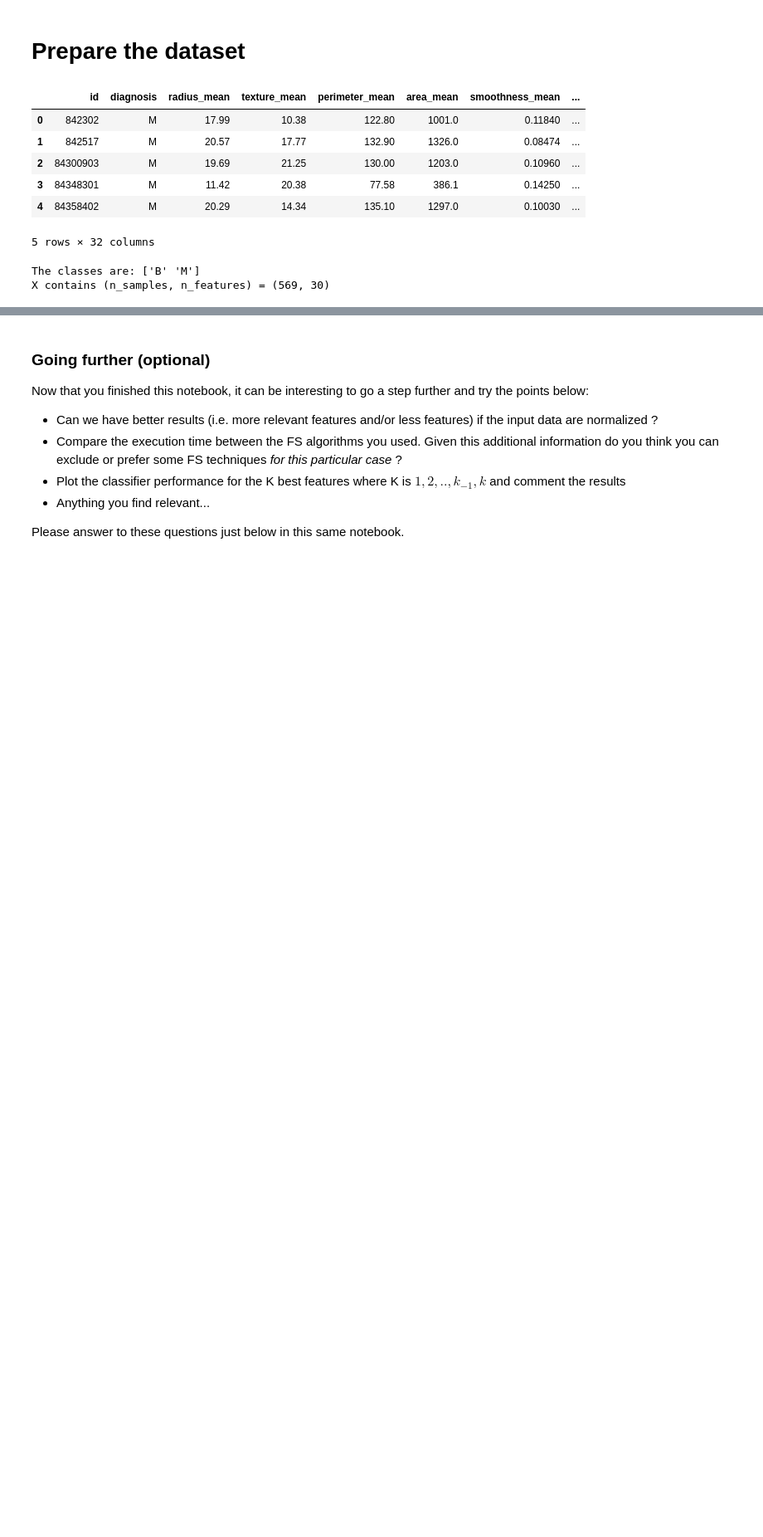
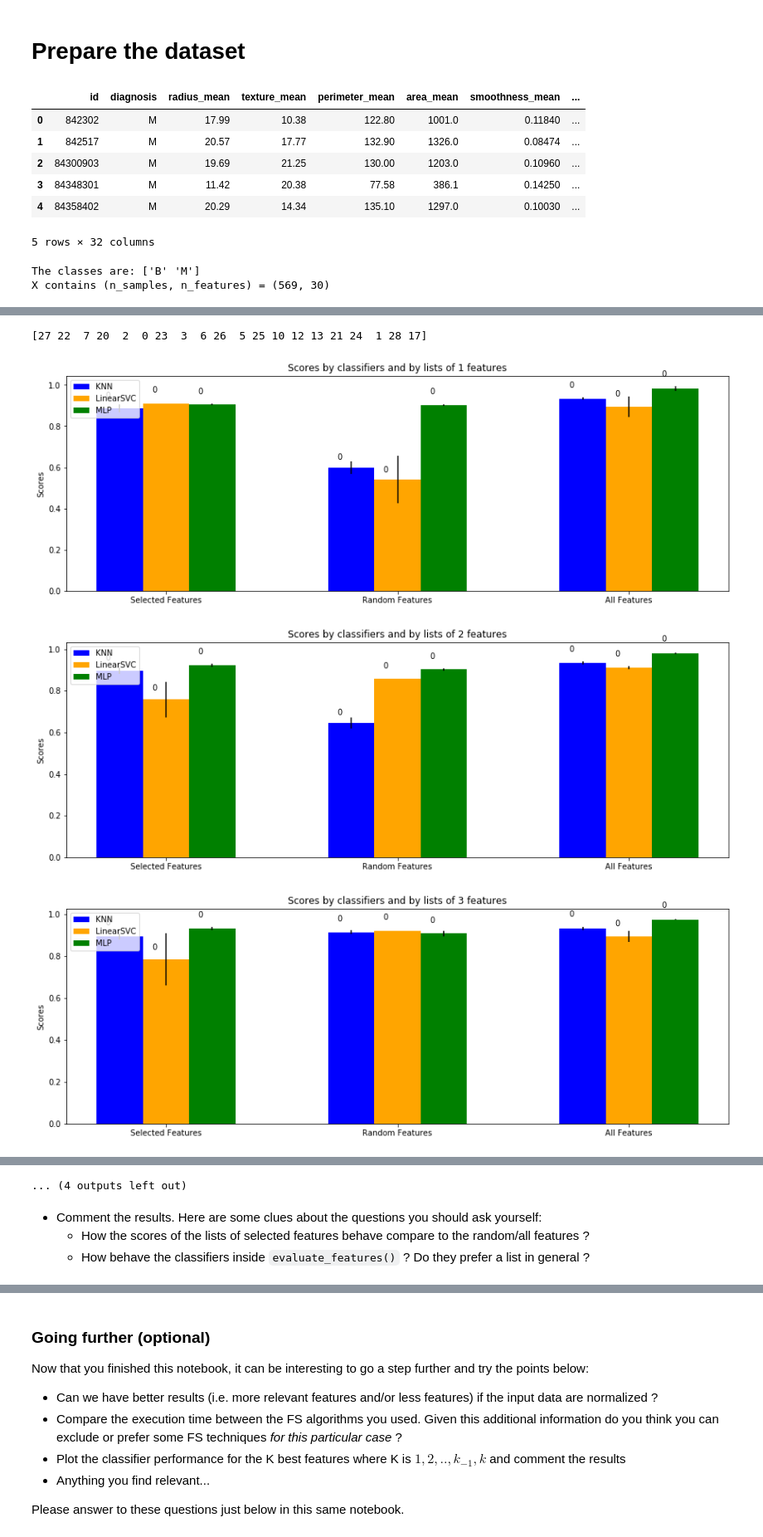
Before and after one commit to Penguinazor/mse.mldb.lab2, a Jupyter notebook: part_2/02-WDBC.ipynb, the cells around one changed output, grey strips where cells are left out. Shown at 83% size. Drawn from its saved outputs; the diff is of its cells as text; code cells hidden in the pictures; blank space fills up the shorter version.

```diff
--- a/part_2/02-WDBC.ipynb
+++ b/part_2/02-WDBC.ipynb
@@ -83,0 +167,8 @@ Remember that to extract relevant features you can use filter, wrapper or embedd
+# %%
+X_names = df.drop(['id', 'diagnosis'], axis=1)
+def get_top_index(num_fea=3):
+    return idx_fisher[0:num_fea]
+
+best_index = get_top_index(4)
+for i in best_index:
+    print(X_names.columns[i], i)
@@ -118,0 +423,11 @@ You may be careful to the following points:
+# %%
+runs = 20
+print(get_top_index(runs))
+for i in range(runs):
+    top = get_top_index(i+1)
+    evaluate_features(top)
+# %% [output]
+[27 22  7 20  2  0 23  3  6 26  5 25 10 12 13 21 24  1 28 17]
+[figure, added]
+[figure, added]
+[figure, added]
@@ -118,0 +442,5 @@ You may be careful to the following points:
+... (4 outputs left out)
+# %% [markdown]
+* Comment the results. Here are some clues about the questions you should ask yourself:
+    * How the scores of the lists of selected features behave compare to the random/all features ?
+    * How behave the classifiers inside `evaluate_features()` ? Do they prefer a list in general ?
```
Also changed, not shown: parts of 16 cells of this notebook, 1 other file.
